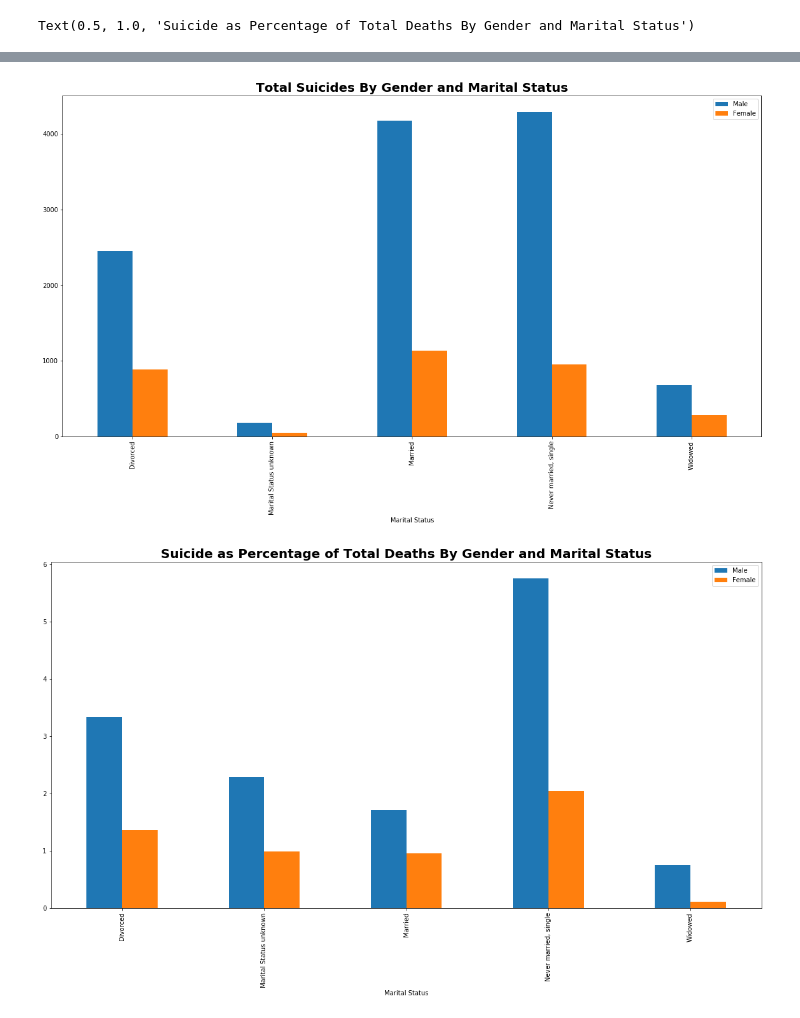
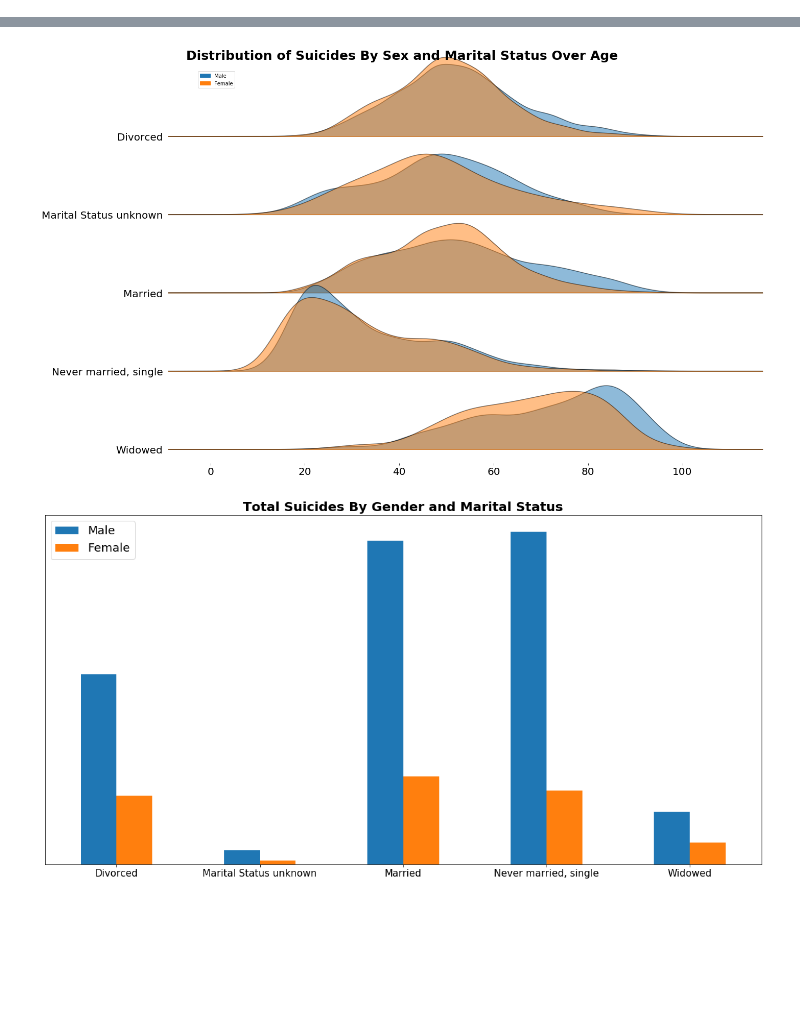
Before and after one commit to Salazarda/Project_1, a Jupyter notebook: P1_Seth.ipynb, the cells around one changed output, grey strips where cells are left out. Cells and saved outputs as stored; diff of their text form; code cells hidden in the pictures; blank space fills up the shorter version.

```diff
--- a/P1_Seth.ipynb
+++ b/P1_Seth.ipynb
@@ -307,16 +340,32 @@ fig, ax1 = plt.subplots(figsize=(20, 10))
 plt.hist(maleage, bins=bins, alpha=0.5, label="Male")
 plt.hist(femaleage, bins=bins, alpha=0.5, label="Female")
 plt.title("Male and Female Suicides By Age in 5 Year Increments", fontsize=20, fontweight="bold")
-plt.legend(loc="upper right")
-textstr = "Small spike for Males in early twenties.  \nPossible correlation to Education Level."
-plt.text(0.05, 0.95, textstr, transform=ax1.transAxes, fontsize=14,
+plt.legend(loc=2, prop={'size': 18})
+plt.tick_params(axis='x', which='major', labelsize=15)
+plt.tick_params(axis='y', which='both', right='off', left='off', labelleft='off')
+textstr = "Small spike for males in early twenties.  \nPossible correlation to Education Level."
+plt.text(0.01, 0.83, textstr, transform=ax1.transAxes, fontsize=14,
         verticalalignment='top')
+plt.savefig("SuiGenHisto.png")
 
-
+# Suicide by Marital Status and Age
 marAge = SuiOnly[["Marital Status", "detail_age"]]
 fig, ax3 = joypy.joyplot(marAge, by="Marital Status", figsize=(20,10),
-                        ylabelsize=20, xlabelsize=20, ylim='own')
+                        ylabelsize=20, xlabelsize=20)
 fig.suptitle("Suicide By Marital Status and Age", fontsize=25, fontweight="bold")
+
+# Distribution of Sex and Marital Status Over Age
+agesex = SuiOnly[["Marital Status", "Male", "Female", "detail_age"]]
+agesex["MaleAge"] = agesex["Male"] * agesex["detail_age"]
+agesex["FemaleAge"] = agesex["Female"] * agesex["detail_age"]
+agesex = agesex.replace(0, agesex.replace([0], [None]))
+agesex = agesex.drop(["Male", "Female", "detail_age"], axis=1)
+agesex = agesex.rename(columns={"MaleAge": "Male", "FemaleAge": "Female"})
+
+fig, ax4 = joypy.joyplot(agesex, by="Marital Status", figsize=(20,12),
+                        ylabelsize=20, xlabelsize=20, alpha=0.5, legend=True, loc=(.05, .60))
+fig.suptitle("Distribution of Suicides By Sex and Marital Status Over Age", fontsize=25, fontweight="bold")
+plt.savefig("SuiGenDistr.png")
 
 
 
@@ -344,9 +393,19 @@ marGroupPerc = marGroupPerc[["Male", "Female"]]
 
 
 marGroupdf.plot(kind="bar", figsize=(20, 10))
+plt.tick_params(axis='x', which='major', labelsize=15)
+plt.tick_params(axis='y', which='both', right='off', left='off', labelleft='off')
+plt.xlabel("")
+plt.xticks(rotation=0)
+plt.legend(loc=2, prop={'size': 18})
 plt.title("Total Suicides By Gender and Marital Status", fontsize=20, fontweight="bold")
+plt.savefig("SuiByGenMar.png")
 
 marGroupPerc.plot(kind="bar", figsize=(20, 10))
+plt.tick_params(axis='both', which='major', labelsize=15)
+plt.xlabel("")
+plt.xticks(rotation=0)
+plt.legend(loc=2, prop={'size': 18})
 plt.title("Suicide as Percentage of Total Deaths By Gender and Marital Status", fontsize=20, fontweight="bold")
+plt.savefig("SuiPercByGenMar.png")
 # %% [output]
-Text(0.5, 1.0, 'Suicide as Percentage of Total Deaths By Gender and Marital Status')
@@ -355,2 +414,2 @@ Text(0.5, 1.0, 'Suicide as Percentage of Total Deaths By Gender and Marital Stat
-[figure, old version]
+[figure, new version]
-[figure, old version]
+[figure, new version]
```
Also changed, not shown: parts of 17 cells of this notebook, 16 other files.
